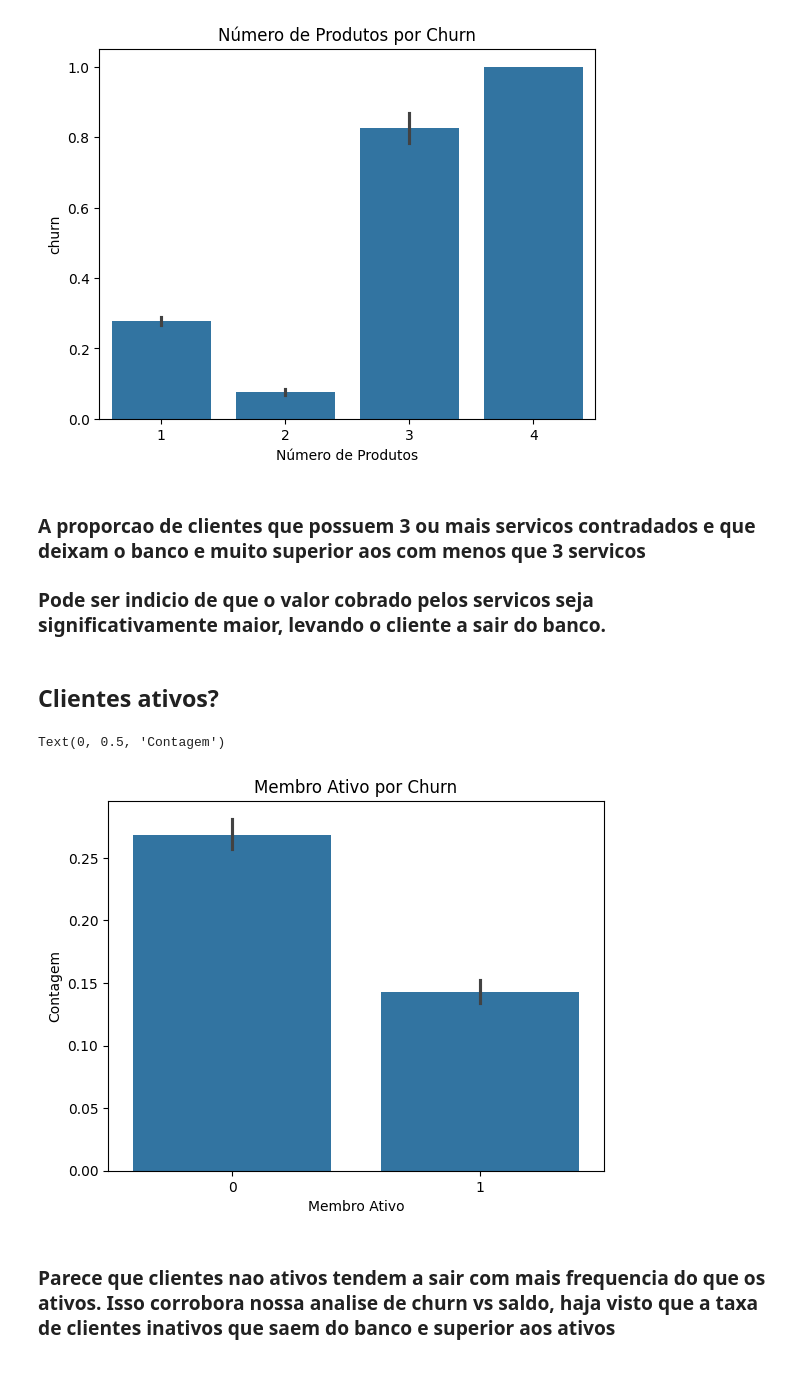
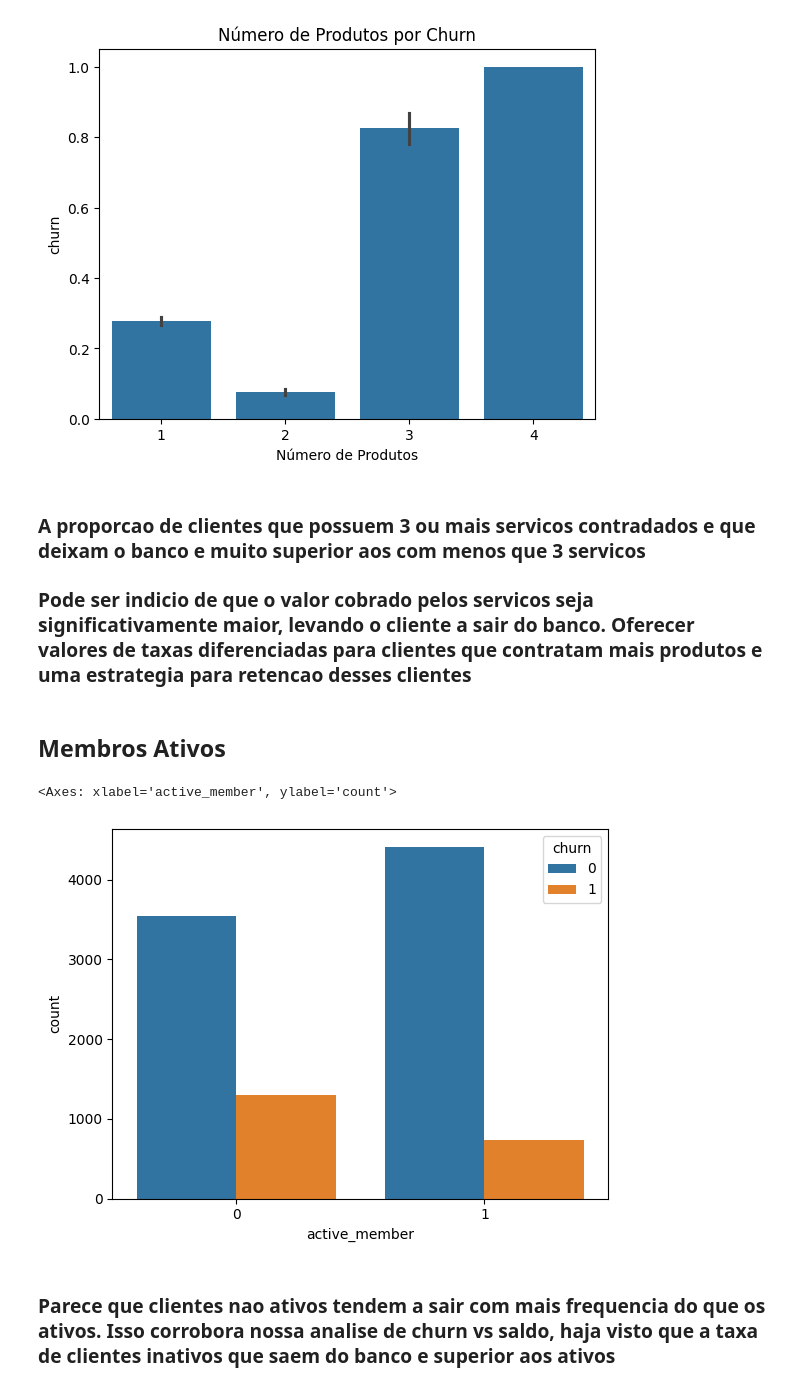
Before and after one commit to ReCroffi/bank-churn-prediction, a Jupyter notebook: notebooks/01_eda.ipynb, the cells around one changed output. Drawn from its saved outputs; the diff is of its cells as text; code cells hidden in the pictures.

```diff
--- a/notebooks/01_eda.ipynb
+++ b/notebooks/01_eda.ipynb
@@ -155,17 +154,14 @@ Text(0.5, 0, 'Número de Produtos')
 [figure]
 # %% [markdown]
 ### A proporcao de clientes que possuem 3 ou mais servicos contradados e que deixam o banco e muito superior aos com menos que 3 servicos
-### Pode ser indicio de que o valor cobrado pelos servicos seja significativamente maior, levando o cliente a sair do banco.
+### Pode ser indicio de que o valor cobrado pelos servicos seja significativamente maior, levando o cliente a sair do banco. Oferecer valores de taxas diferenciadas para clientes que contratam mais produtos e uma estrategia para retencao desses clientes
-# %% [markdown]
-## Clientes ativos?
+# %% [markdown]
+## Membros Ativos
 # %%
-sns.barplot(x="active_member", y="churn", data=df)
-plt.title("Membro Ativo por Churn")
-plt.xlabel("Membro Ativo")
-plt.ylabel("Contagem")
+sns.countplot(x="active_member", hue="churn", data=df)
 # %% [output]
-Text(0, 0.5, 'Contagem')
+<Axes: xlabel='active_member', ylabel='count'>
-[figure, old version]
+[figure, new version]
 # %% [markdown]
 ### Parece que clientes nao ativos tendem a sair com mais frequencia do que os ativos. Isso corrobora nossa analise de churn vs saldo, haja visto que a taxa de clientes inativos que saem do banco e superior aos ativos
 # %%
```
Also changed, not shown: parts of 2 cells of this notebook.
